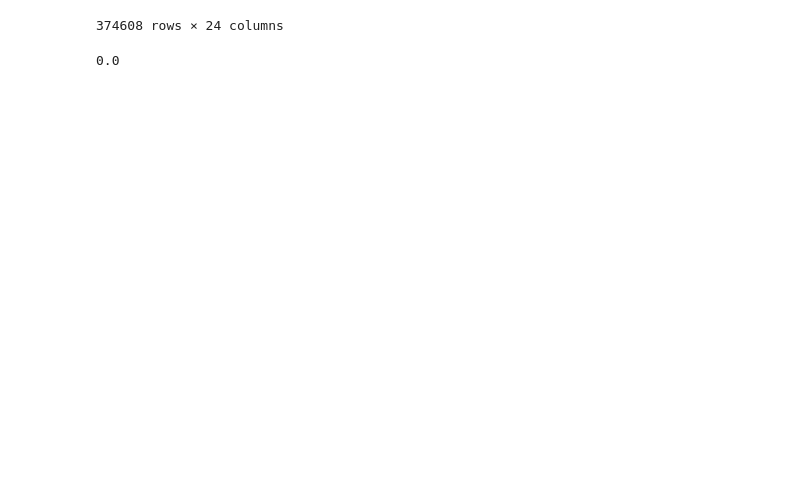
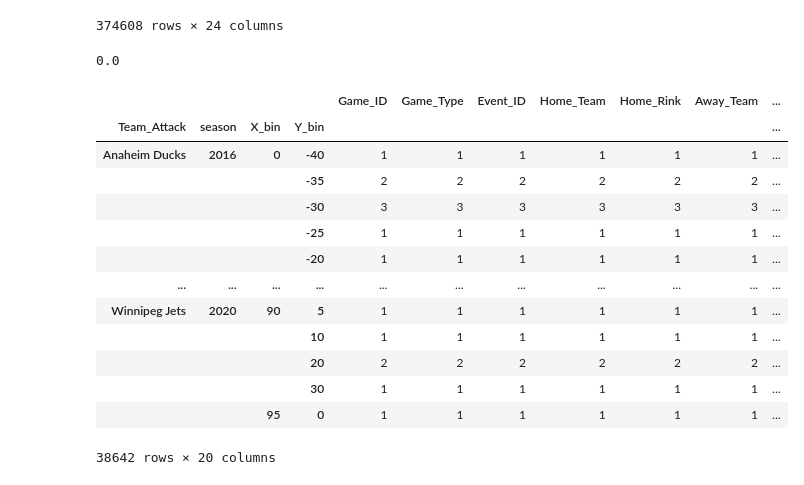
Before and after one commit to nassimwalha/IFT-6758, a Jupyter notebook: notebooks/Partie_6.ipynb, the cells around one changed output. Saved outputs shown, nothing was run; the diff lists cells and outputs as text; code cells hidden in the pictures; blank space fills up the shorter version.

```diff
--- a/notebooks/Partie_6.ipynb
+++ b/notebooks/Partie_6.ipynb
@@ -295,3 +295,20 @@ df_visual
 min(df_visual['X_Transformed'])
 # %% [output]
 0.0
+# %%
+df_visual.groupby(['Team_Attack', 'season', 'X_bin', 'Y_bin']).count()
+# %% [output]
+|  |  |  |  | Game_ID | Game_Type | Event_ID | Home_Team | Home_Rink | Away_Team | ... |
+| Team_Attack | season | X_bin | Y_bin |  |  |  |  |  |  | ... |
+| Anaheim Ducks | 2016 | 0 | -40 | 1 | 1 | 1 | 1 | 1 | 1 | ... |
+|  |  |  | -35 | 2 | 2 | 2 | 2 | 2 | 2 | ... |
+|  |  |  | -30 | 3 | 3 | 3 | 3 | 3 | 3 | ... |
+|  |  |  | -25 | 1 | 1 | 1 | 1 | 1 | 1 | ... |
+|  |  |  | -20 | 1 | 1 | 1 | 1 | 1 | 1 | ... |
+| ... | ... | ... | ... | ... | ... | ... | ... | ... | ... | ... |
+| Winnipeg Jets | 2020 | 90 | 5 | 1 | 1 | 1 | 1 | 1 | 1 | ... |
+|  |  |  | 10 | 1 | 1 | 1 | 1 | 1 | 1 | ... |
+|  |  |  | 20 | 2 | 2 | 2 | 2 | 2 | 2 | ... |
+|  |  |  | 30 | 1 | 1 | 1 | 1 | 1 | 1 | ... |
+|  |  | 95 | 0 | 1 | 1 | 1 | 1 | 1 | 1 | ... |
+38642 rows × 20 columns
```
